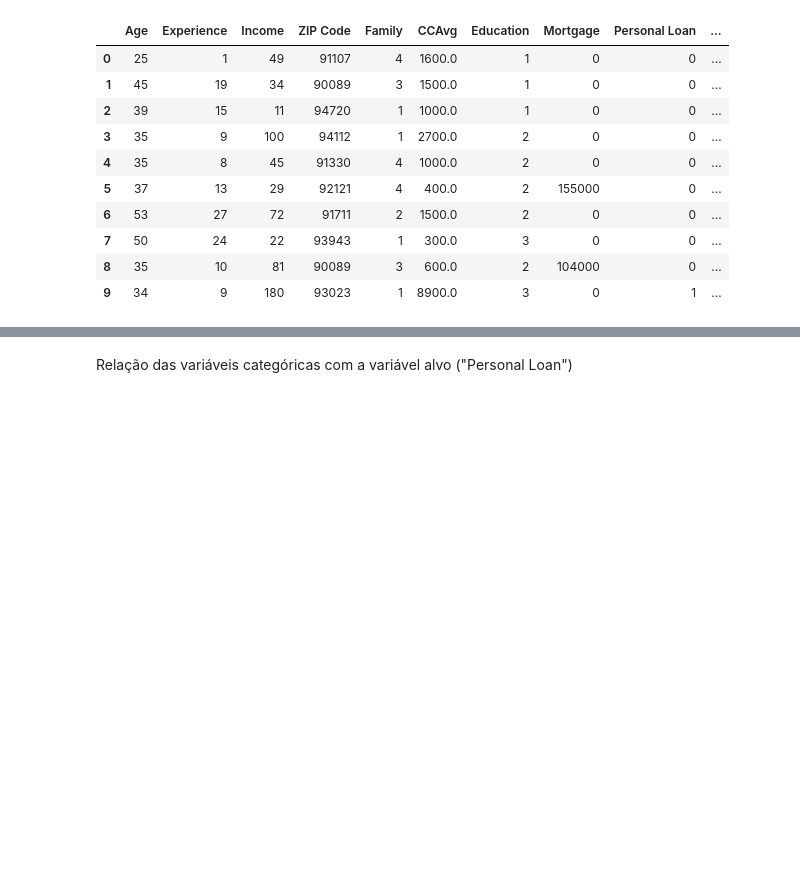
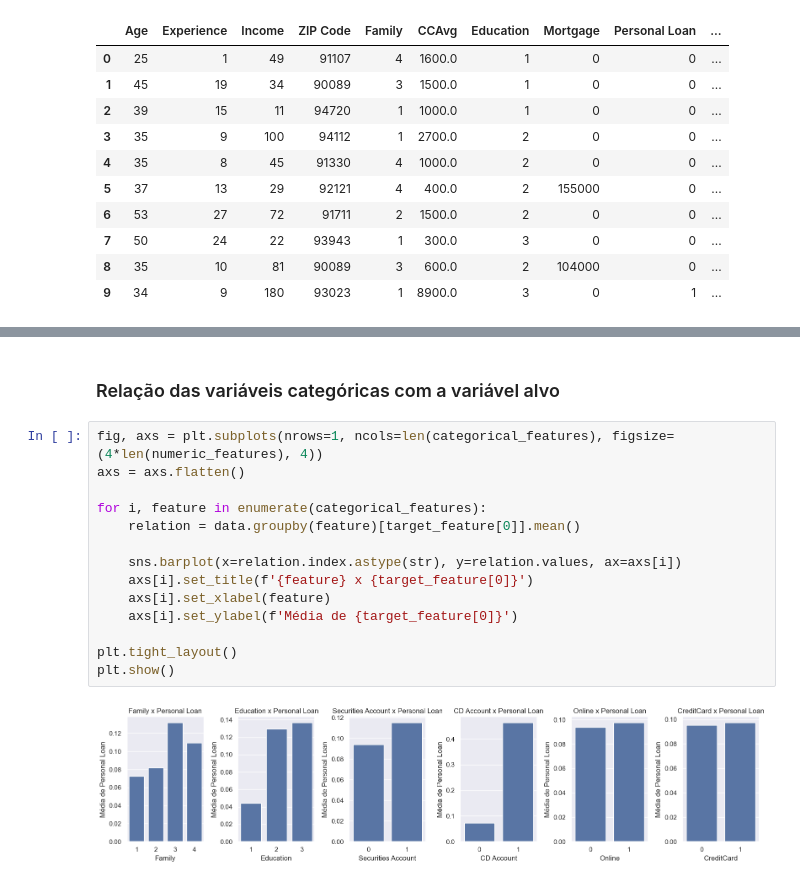
Before and after one commit to FernandoLKS/Bank_loan_defaulter, a Jupyter notebook: Bank_Personal_Loan.ipynb, the cells around one changed output, grey strips where cells are left out. Drawn from its saved outputs; the diff is of its cells as text; blank space fills up the shorter version.

```diff
--- a/Bank_Personal_Loan.ipynb
+++ b/Bank_Personal_Loan.ipynb
@@ -230,2 +239,18 @@ plt.show()
 # %% [markdown]
-Relação das variáveis categóricas com a variável alvo ("Personal Loan")
+### Relação das variáveis categóricas com a variável alvo
+# %%
+fig, axs = plt.subplots(nrows=1, ncols=len(categorical_features), figsize=(4*len(numeric_features), 4))
+axs = axs.flatten()
+
+for i, feature in enumerate(categorical_features):
+    relation = data.groupby(feature)[target_feature[0]].mean()
+
+    sns.barplot(x=relation.index.astype(str), y=relation.values, ax=axs[i])
+    axs[i].set_title(f'{feature} x {target_feature[0]}')
+    axs[i].set_xlabel(feature)
+    axs[i].set_ylabel(f'Média de {target_feature[0]}')
+
+plt.tight_layout()
+plt.show()
+# %% [output]
+[figure, added]
```
Also changed, not shown: parts of 18 cells of this notebook.
